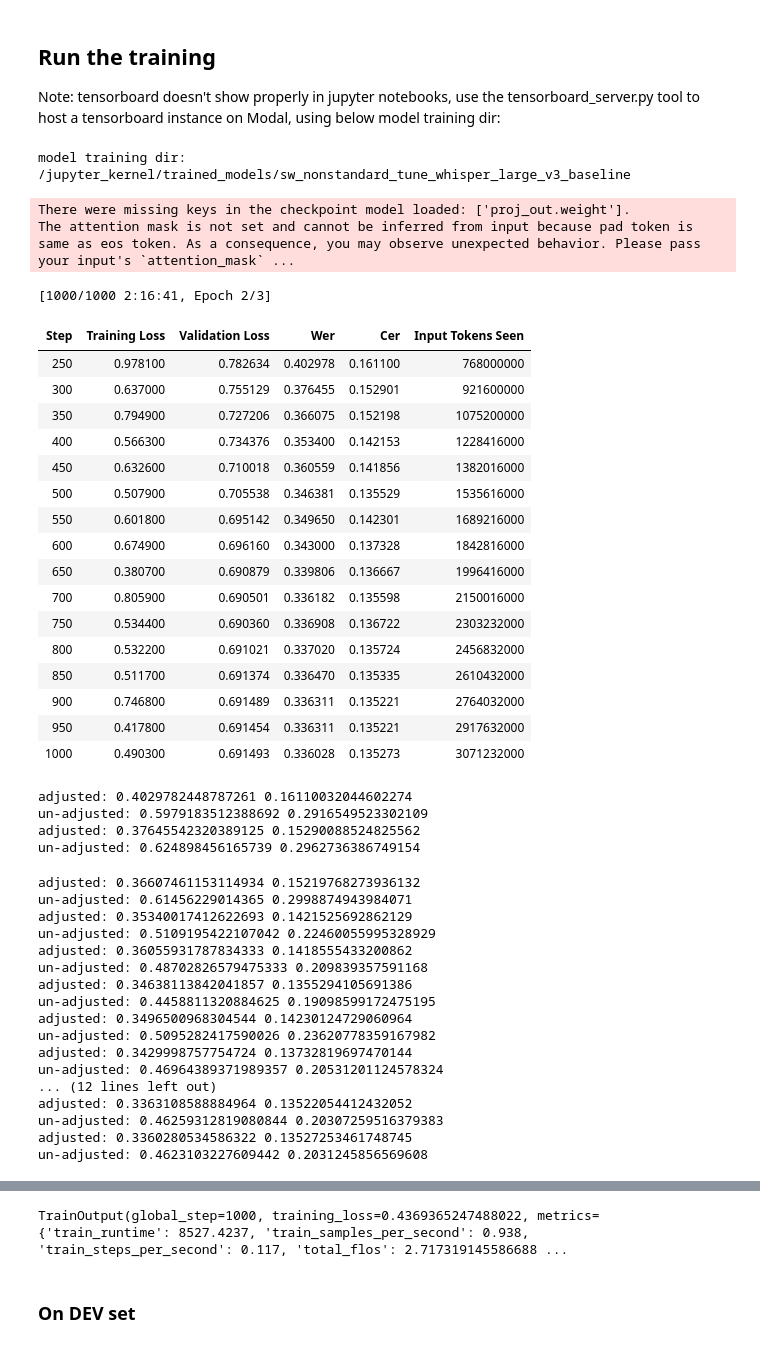
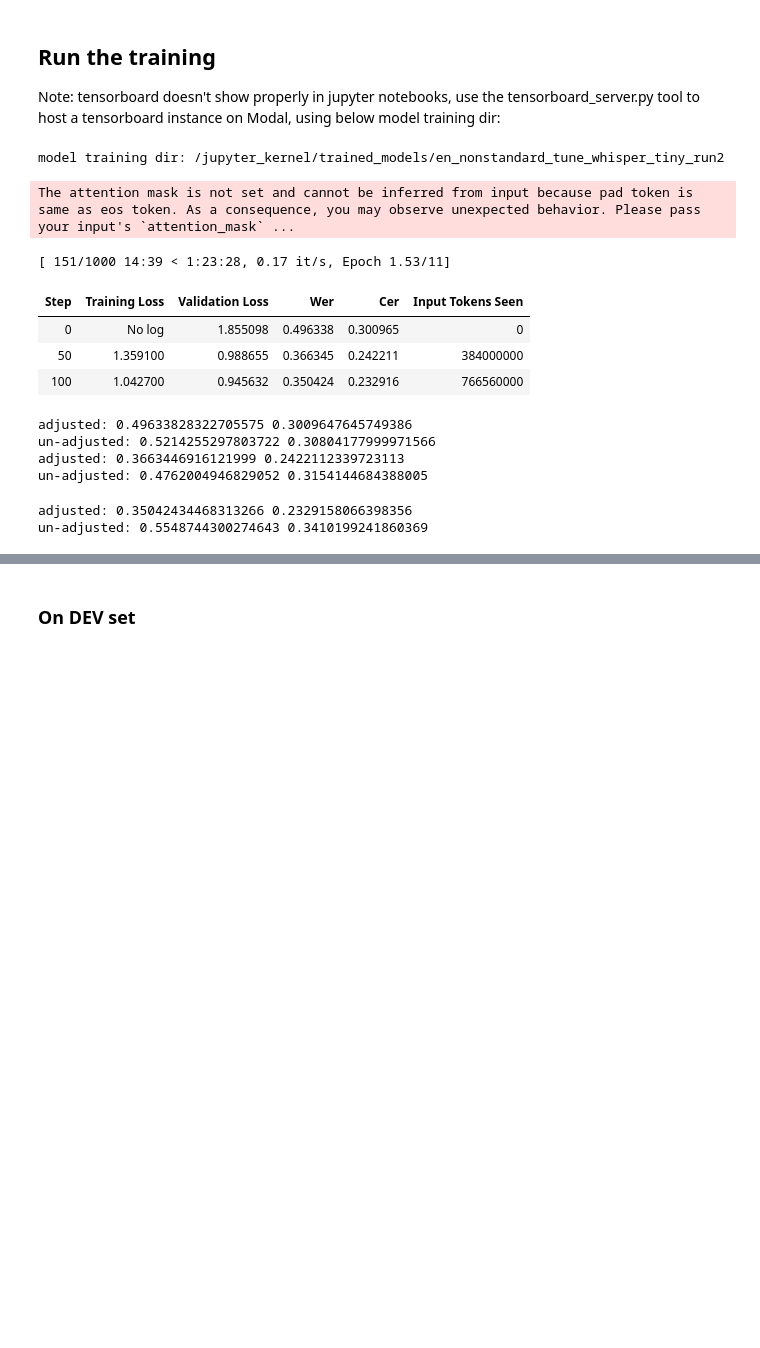
Before and after one commit to LexMainye/nbo_innovation_sprint, a Jupyter notebook: Finetuning/finetune_nonstandard_speech.ipynb, the cells around one changed output, grey strips where cells are left out. Drawn from its saved outputs; the diff is of its cells as text; code cells hidden in the pictures; blank space fills up the shorter version.

Commit message:
updates for whisper-tiny finetuning

```diff
--- a/Finetuning/finetune_nonstandard_speech.ipynb
+++ b/Finetuning/finetune_nonstandard_speech.ipynb
@@ -20,8 +20,8 @@ BASE_DIR = os.path.join(LOCAL_STORAGE_DIR, 'trained_models')
 !mkdir -p {BASE_DIR}
 
 # directory for model training
-#OUTPUT_DIR = os.path.join(BASE_DIR, 'en_nonstandard_tune_whisper_large_v3_baseline')
-OUTPUT_DIR = os.path.join(BASE_DIR, 'sw_nonstandard_tune_whisper_large_v3_baseline')
+OUTPUT_DIR = os.path.join(BASE_DIR, 'en_nonstandard_tune_whisper_tiny_run2')
+#OUTPUT_DIR = os.path.join(BASE_DIR, 'sw_nonstandard_tune_whisper_large_v3_baseline')
 
 print(f"Will write model to: {OUTPUT_DIR}")
 if os.path.exists(OUTPUT_DIR):
@@ -32,15 +31,15 @@ ValueError: Output directory already exists - if you continue this will overwrit
 # %% [markdown]
 ### Model and Dataset settings
 # %%
-# WHISPER_MODEL_TYPE = "openai/whisper-tiny"
+WHISPER_MODEL_TYPE = "openai/whisper-tiny"
 # WHISPER_MODEL_TYPE = "openai/whisper-small"
-WHISPER_MODEL_TYPE = "openai/whisper-large-v3"
+# WHISPER_MODEL_TYPE = "openai/whisper-large-v3"
 
-# LANGUAGE = 'en'
-# DATASET_NAME = "cdli/kenyan_english_nonstandard_speech_v0.9"
+LANGUAGE = 'en'
+DATASET_NAME = "cdli/kenyan_english_nonstandard_speech_v0.9"
 
-LANGUAGE = 'sw'
-DATASET_NAME = "cdli/kenyan_swahili_nonstandard_speech_v0.9"
+# LANGUAGE = 'sw'
+# DATASET_NAME = "cdli/kenyan_swahili_nonstandard_speech_v0.9"
 # %%
 # which parts of the model to update
 UPDATE_ENCODER = True
@@ -76,7 +75,7 @@ MAX_EPOCHS = 10
 MAX_STEPS = 1000  # for larger datasets, you will want to increase this
 
 # Learning Rate and LR Scheduler (LR_END and LR_DECAY_POWER only apply to polynomial)
-LEARNING_RATE = 3e-5 #@param
+LEARNING_RATE = 2e-4 #@param
 LR_SCHEDULER_TYPE = 'polynomial' # constant_with_warmup or polynomial
 LR_WARMUP_STEPS = 50
 LR_END = 1e-8
@@ -86,11 +85,11 @@ LR_DECAY_POWER = 4
 # constant --> 'constant_with_warmup'
 # polynomial --> 'get_polynomial_decay_schedule_with_warmup'
 
-BATCH_SIZE = 8
-EVAL_BATCH_SIZE = 8
+BATCH_SIZE = 32
+EVAL_BATCH_SIZE = 16
 
 #@markdown other settings relevant for evaluation
-MAX_GEN_LEN = 224 # increase if your data has long sequences!
+MAX_GEN_LEN = 128 # increase if your data has long sequences!
 EVAL_ON_START = True
 EVAL_STEPS = 50
 
@@ -513,52 +513,23 @@ Note: tensorboard doesn't show properly in jupyter notebooks, use the tensorboar
 # %%
 print('model training dir:', OUTPUT_DIR)
 # %% [output]
-model training dir: /jupyter_kernel/trained_models/sw_nonstandard_tune_whisper_large_v3_baseline
+model training dir: /jupyter_kernel/trained_models/en_nonstandard_tune_whisper_tiny_run2
 # %%
 # train from scratch
-# trainer.train()
+trainer.train()
 
 # # alternatively, you can continue training if a previous job was interrupted
-trainer.train(resume_from_checkpoint = True)
+#trainer.train(resume_from_checkpoint = True)
 # %% [output]
-There were missing keys in the checkpoint model loaded: ['proj_out.weight'].
 The attention mask is not set and cannot be inferred from input because pad token is same as eos token. As a consequence, you may observe unexpected behavior. Please pass your input's `attention_mask` ...
-[1000/1000 2:16:41, Epoch 2/3]
+[ 151/1000 14:39 < 1:23:28, 0.17 it/s, Epoch 1.53/11]
 | Step | Training Loss | Validation Loss | Wer | Cer | Input Tokens Seen |
-| 250 | 0.978100 | 0.782634 | 0.402978 | 0.161100 | 768000000 |
-| 300 | 0.637000 | 0.755129 | 0.376455 | 0.152901 | 921600000 |
-| 350 | 0.794900 | 0.727206 | 0.366075 | 0.152198 | 1075200000 |
-| 400 | 0.566300 | 0.734376 | 0.353400 | 0.142153 | 1228416000 |
-| 450 | 0.632600 | 0.710018 | 0.360559 | 0.141856 | 1382016000 |
-| 500 | 0.507900 | 0.705538 | 0.346381 | 0.135529 | 1535616000 |
-| 550 | 0.601800 | 0.695142 | 0.349650 | 0.142301 | 1689216000 |
-| 600 | 0.674900 | 0.696160 | 0.343000 | 0.137328 | 1842816000 |
-| 650 | 0.380700 | 0.690879 | 0.339806 | 0.136667 | 1996416000 |
-| 700 | 0.805900 | 0.690501 | 0.336182 | 0.135598 | 2150016000 |
-| 750 | 0.534400 | 0.690360 | 0.336908 | 0.136722 | 2303232000 |
-| 800 | 0.532200 | 0.691021 | 0.337020 | 0.135724 | 2456832000 |
-| 850 | 0.511700 | 0.691374 | 0.336470 | 0.135335 | 2610432000 |
-| 900 | 0.746800 | 0.691489 | 0.336311 | 0.135221 | 2764032000 |
-| 950 | 0.417800 | 0.691454 | 0.336311 | 0.135221 | 2917632000 |
-| 1000 | 0.490300 | 0.691493 | 0.336028 | 0.135273 | 3071232000 |
+| 0 | No log | 1.855098 | 0.496338 | 0.300965 | 0 |
+| 50 | 1.359100 | 0.988655 | 0.366345 | 0.242211 | 384000000 |
+| 100 | 1.042700 | 0.945632 | 0.350424 | 0.232916 | 766560000 |
-adjusted: 0.4029782448787261 0.16110032044602274
-un-adjusted: 0.5979183512388692 0.2916549523302109
-adjusted: 0.37645542320389125 0.15290088524825562
-un-adjusted: 0.624898456165739 0.2962736386749154
+adjusted: 0.49633828322705575 0.3009647645749386
+un-adjusted: 0.5214255297803722 0.30804177999971566
+adjusted: 0.3663446916121999 0.2422112339723113
+un-adjusted: 0.4762004946829052 0.3154144684388005
-adjusted: 0.36607461153114934 0.15219768273936132
-un-adjusted: 0.61456229014365 0.2998874943984071
-adjusted: 0.35340017412622693 0.1421525692862129
-un-adjusted: 0.5109195422107042 0.22460055995328929
-adjusted: 0.36055931787834333 0.1418555433200862
-un-adjusted: 0.48702826579475333 0.209839357591168
-adjusted: 0.34638113842041857 0.1355294105691386
-un-adjusted: 0.4458811320884625 0.19098599172475195
-adjusted: 0.3496500968304544 0.14230124729060964
-un-adjusted: 0.5095282417590026 0.23620778359167982
-adjusted: 0.3429998757754724 0.13732819697470144
-un-adjusted: 0.46964389371989357 0.20531201124578324
-... (12 lines left out)
-adjusted: 0.3363108588884964 0.13522054412432052
-un-adjusted: 0.46259312819080844 0.20307259516379383
-adjusted: 0.3360280534586322 0.13527253461748745
-un-adjusted: 0.4623103227609442 0.2031245856569608
+adjusted: 0.35042434468313266 0.2329158066398356
+un-adjusted: 0.5548744300274643 0.3410199241860369
@@ -566,4 +542,3 @@ There were missing keys in the checkpoint model loaded: ['proj_out.weight'].
-TrainOutput(global_step=1000, training_loss=0.4369365247488022, metrics={'train_runtime': 8527.4237, 'train_samples_per_second': 0.938, 'train_steps_per_second': 0.117, 'total_flos': 2.717319145586688 ...
 # %% [markdown]
 ### On DEV set
 # %%
```
Also changed, not shown: parts of 16 cells of this notebook, 11 other files.
